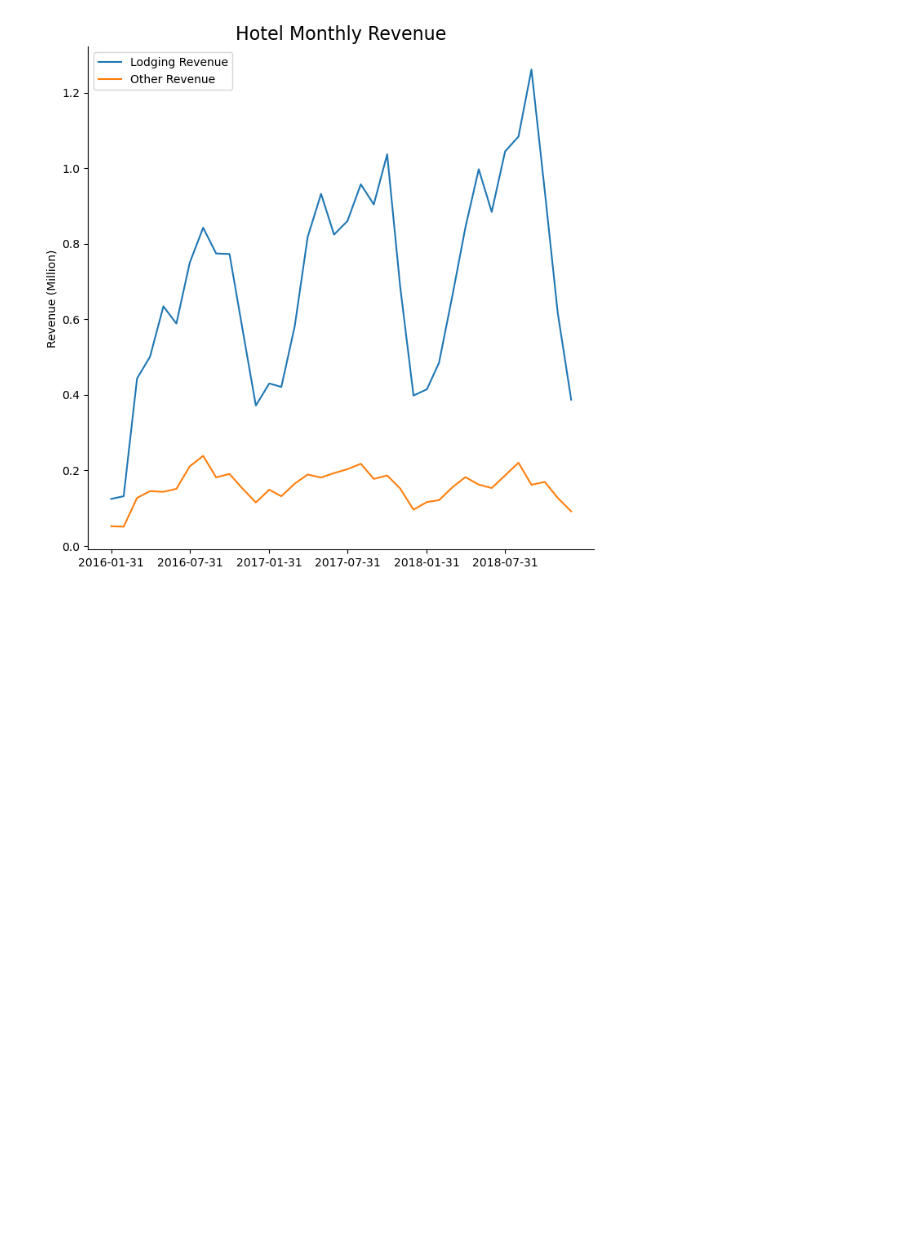
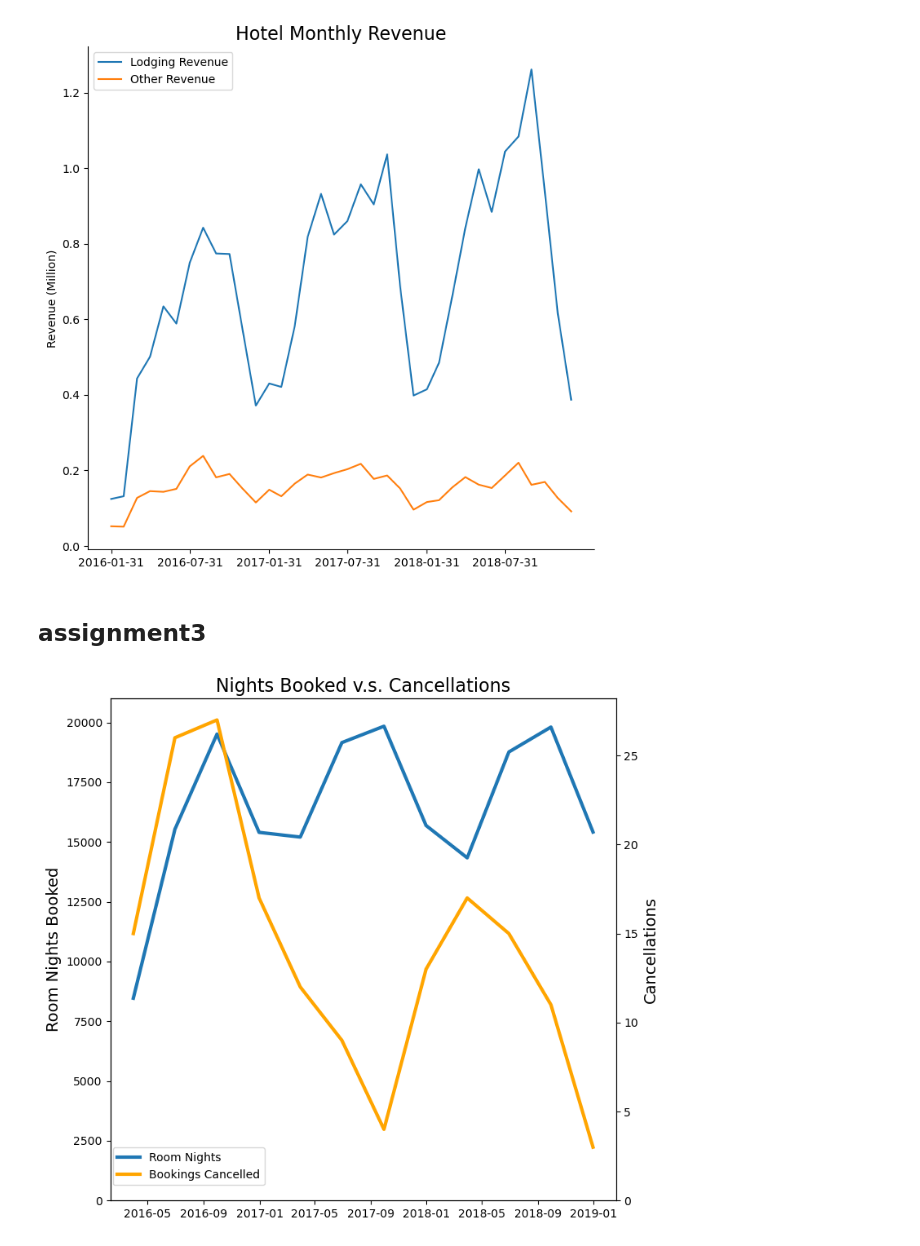
Before and after one commit to scarypillowz/data_visualization, a Jupyter notebook: assignments.ipynb, the cells around one changed output. Cells and saved outputs as stored; diff of their text form; code cells hidden in the pictures; blank space fills up the shorter version.

Commit message:
Line Chart - basic/stacked/dualaxis, 과제

```diff
--- a/assignments.ipynb
+++ b/assignments.ipynb
@@ -66,3 +66,39 @@ ax.spines['top'].set_visible(False)
 ax.spines['right'].set_visible(False);
 # %% [output]
 [figure]
+# %% [markdown]
+## assignment3
+# %%
+room_nights = hotels.groupby('date').agg({
+    'RoomNights': 'sum',
+    'BookingsCanceled': 'sum'
+})
+quarterly_bookings = room_nights.resample('Q').sum()
+# %%
+fig, ax = plt.subplots(figsize=(8, 8))
+
+ax.plot(
+    quarterly_bookings.index,
+    quarterly_bookings['RoomNights'],
+    label='Room Nights',
+    linewidth=3
+)
+ax.set_title('Nights Booked v.s. Cancellations', fontsize=16)
+ax.set_ylabel('Room Nights Booked', fontsize=14)
+ax.set_ylim(0, 21000)
+
+ax2 = ax.twinx()
+
+ax2.plot(
+    quarterly_bookings.index,
+    quarterly_bookings['BookingsCanceled'],
+    label='Bookings Cancelled',
+    color='orange',
+    linewidth=3
+)
+ax2.set_ylabel('Cancellations', fontsize=14)
+ax2.set_ylim(0)
+
+fig.legend(bbox_to_anchor=(.37, .2));
+# %% [output]
+[figure, added]
```
Also changed, not shown: 1 other file.
